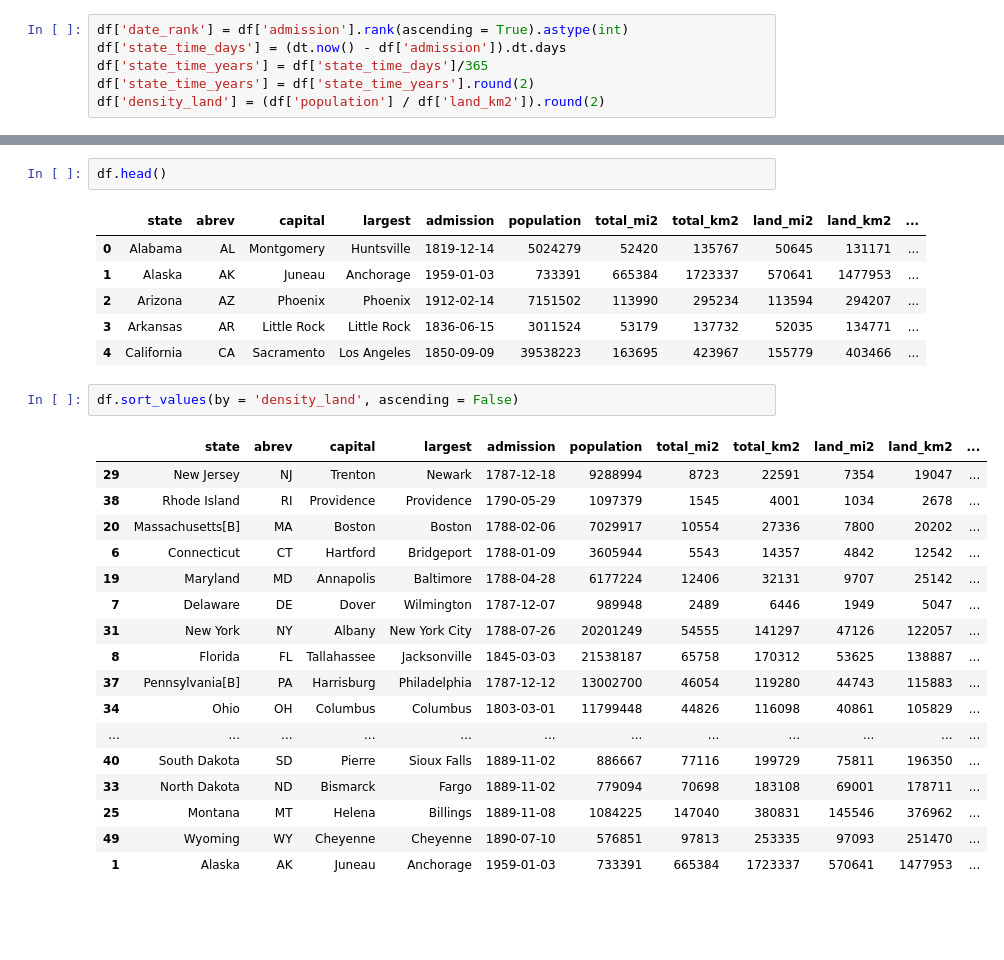
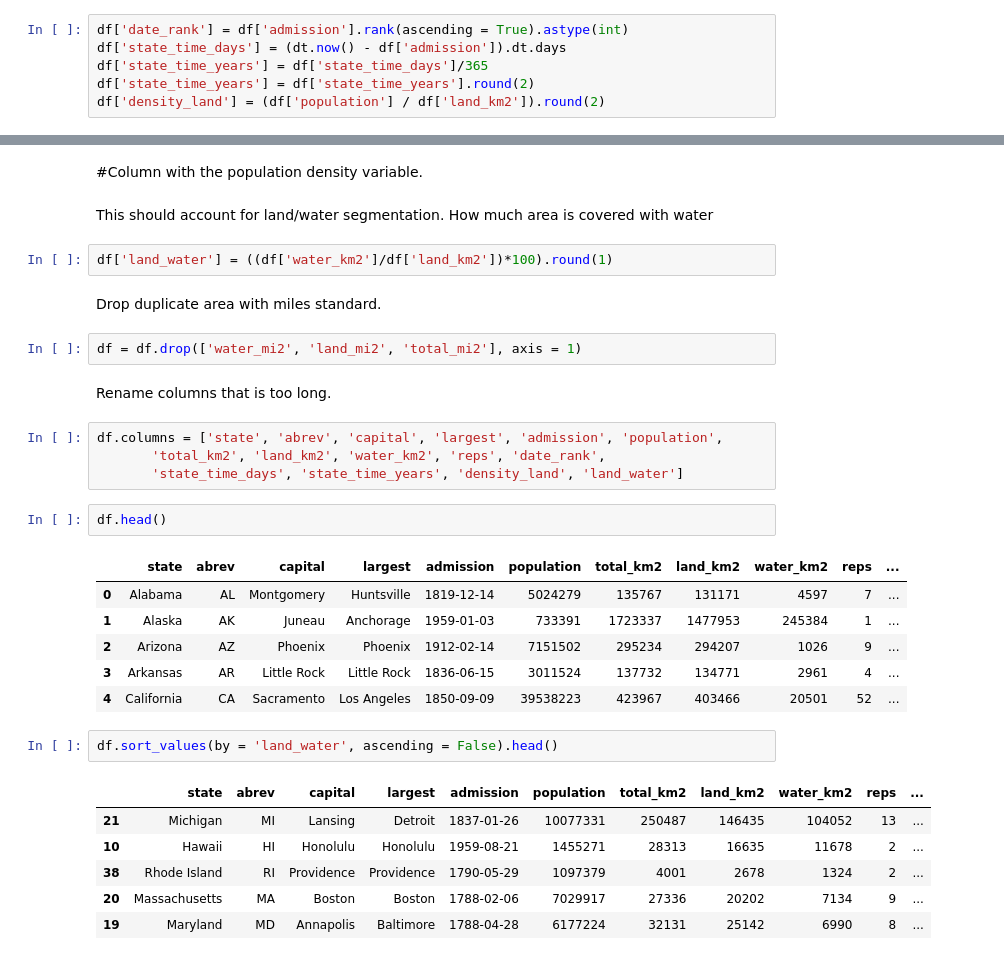
Before and after one commit to tazar09/napoleon, a Jupyter notebook: us_states.ipynb, the cells around one changed output, grey strips where cells are left out. Drawn from its saved outputs; the diff is of its cells as text; blank space fills up the shorter version.

```diff
--- a/us_states.ipynb
+++ b/us_states.ipynb
@@ -41,29 +56,34 @@ df['density_land'] = (df['population'] / df['land_km2']).round(2)
+# %% [markdown]
+#Column with the population density variable.
+# %% [markdown]
+This should account for land/water segmentation. How much area is covered with water
+# %%
+df['land_water'] = ((df['water_km2']/df['land_km2'])*100).round(1)
+# %% [markdown]
+Drop duplicate area with miles standard.
+# %%
+df = df.drop(['water_mi2', 'land_mi2', 'total_mi2'], axis = 1)
+# %% [markdown]
+Rename columns that is too long.
+# %%
+df.columns = ['state', 'abrev', 'capital', 'largest', 'admission', 'population',
+       'total_km2', 'land_km2', 'water_km2', 'reps', 'date_rank',
+       'state_time_days', 'state_time_years', 'density_land', 'land_water']
 # %%
 df.head()
 # %% [output]
-|  | state | abrev | capital | largest | admission | population | total_mi2 | total_km2 | land_mi2 | land_km2 | ... |
-| 0 | Alabama | AL | Montgomery | Huntsville | 1819-12-14 | 5024279 | 52420 | 135767 | 50645 | 131171 | ... |
-| 1 | Alaska | AK | Juneau | Anchorage | 1959-01-03 | 733391 | 665384 | 1723337 | 570641 | 1477953 | ... |
-| 2 | Arizona | AZ | Phoenix | Phoenix | 1912-02-14 | 7151502 | 113990 | 295234 | 113594 | 294207 | ... |
-| 3 | Arkansas | AR | Little Rock | Little Rock | 1836-06-15 | 3011524 | 53179 | 137732 | 52035 | 134771 | ... |
-| 4 | California | CA | Sacramento | Los Angeles | 1850-09-09 | 39538223 | 163695 | 423967 | 155779 | 403466 | ... |
+|  | state | abrev | capital | largest | admission | population | total_km2 | land_km2 | water_km2 | reps | ... |
+| 0 | Alabama | AL | Montgomery | Huntsville | 1819-12-14 | 5024279 | 135767 | 131171 | 4597 | 7 | ... |
+| 1 | Alaska | AK | Juneau | Anchorage | 1959-01-03 | 733391 | 1723337 | 1477953 | 245384 | 1 | ... |
+| 2 | Arizona | AZ | Phoenix | Phoenix | 1912-02-14 | 7151502 | 295234 | 294207 | 1026 | 9 | ... |
+| 3 | Arkansas | AR | Little Rock | Little Rock | 1836-06-15 | 3011524 | 137732 | 134771 | 2961 | 4 | ... |
+| 4 | California | CA | Sacramento | Los Angeles | 1850-09-09 | 39538223 | 423967 | 403466 | 20501 | 52 | ... |
 # %%
-df.sort_values(by = 'density_land', ascending = False)
+df.sort_values(by = 'land_water', ascending = False).head()
 # %% [output]
-|  | state | abrev | capital | largest | admission | population | total_mi2 | total_km2 | land_mi2 | land_km2 | ... |
-| 29 | New Jersey | NJ | Trenton | Newark | 1787-12-18 | 9288994 | 8723 | 22591 | 7354 | 19047 | ... |
-| 38 | Rhode Island | RI | Providence | Providence | 1790-05-29 | 1097379 | 1545 | 4001 | 1034 | 2678 | ... |
-| 20 | Massachusetts[B] | MA | Boston | Boston | 1788-02-06 | 7029917 | 10554 | 27336 | 7800 | 20202 | ... |
-| 6 | Connecticut | CT | Hartford | Bridgeport | 1788-01-09 | 3605944 | 5543 | 14357 | 4842 | 12542 | ... |
-| 19 | Maryland | MD | Annapolis | Baltimore | 1788-04-28 | 6177224 | 12406 | 32131 | 9707 | 25142 | ... |
-| 7 | Delaware | DE | Dover | Wilmington | 1787-12-07 | 989948 | 2489 | 6446 | 1949 | 5047 | ... |
-| 31 | New York | NY | Albany | New York City | 1788-07-26 | 20201249 | 54555 | 141297 | 47126 | 122057 | ... |
-| 8 | Florida | FL | Tallahassee | Jacksonville | 1845-03-03 | 21538187 | 65758 | 170312 | 53625 | 138887 | ... |
-| 37 | Pennsylvania[B] | PA | Harrisburg | Philadelphia | 1787-12-12 | 13002700 | 46054 | 119280 | 44743 | 115883 | ... |
-| 34 | Ohio | OH | Columbus | Columbus | 1803-03-01 | 11799448 | 44826 | 116098 | 40861 | 105829 | ... |
-| ... | ... | ... | ... | ... | ... | ... | ... | ... | ... | ... | ... |
-| 40 | South Dakota | SD | Pierre | Sioux Falls | 1889-11-02 | 886667 | 77116 | 199729 | 75811 | 196350 | ... |
-| 33 | North Dakota | ND | Bismarck | Fargo | 1889-11-02 | 779094 | 70698 | 183108 | 69001 | 178711 | ... |
-| 25 | Montana | MT | Helena | Billings | 1889-11-08 | 1084225 | 147040 | 380831 | 145546 | 376962 | ... |
-| 49 | Wyoming | WY | Cheyenne | Cheyenne | 1890-07-10 | 576851 | 97813 | 253335 | 97093 | 251470 | ... |
-| 1 | Alaska | AK | Juneau | Anchorage | 1959-01-03 | 733391 | 665384 | 1723337 | 570641 | 1477953 | ... |
+|  | state | abrev | capital | largest | admission | population | total_km2 | land_km2 | water_km2 | reps | ... |
+| 21 | Michigan | MI | Lansing | Detroit | 1837-01-26 | 10077331 | 250487 | 146435 | 104052 | 13 | ... |
+| 10 | Hawaii | HI | Honolulu | Honolulu | 1959-08-21 | 1455271 | 28313 | 16635 | 11678 | 2 | ... |
+| 38 | Rhode Island | RI | Providence | Providence | 1790-05-29 | 1097379 | 4001 | 2678 | 1324 | 2 | ... |
+| 20 | Massachusetts | MA | Boston | Boston | 1788-02-06 | 7029917 | 27336 | 20202 | 7134 | 9 | ... |
+| 19 | Maryland | MD | Annapolis | Baltimore | 1788-04-28 | 6177224 | 32131 | 25142 | 6990 | 8 | ... |
```
Also changed, not shown: parts of 12 cells of this notebook.
